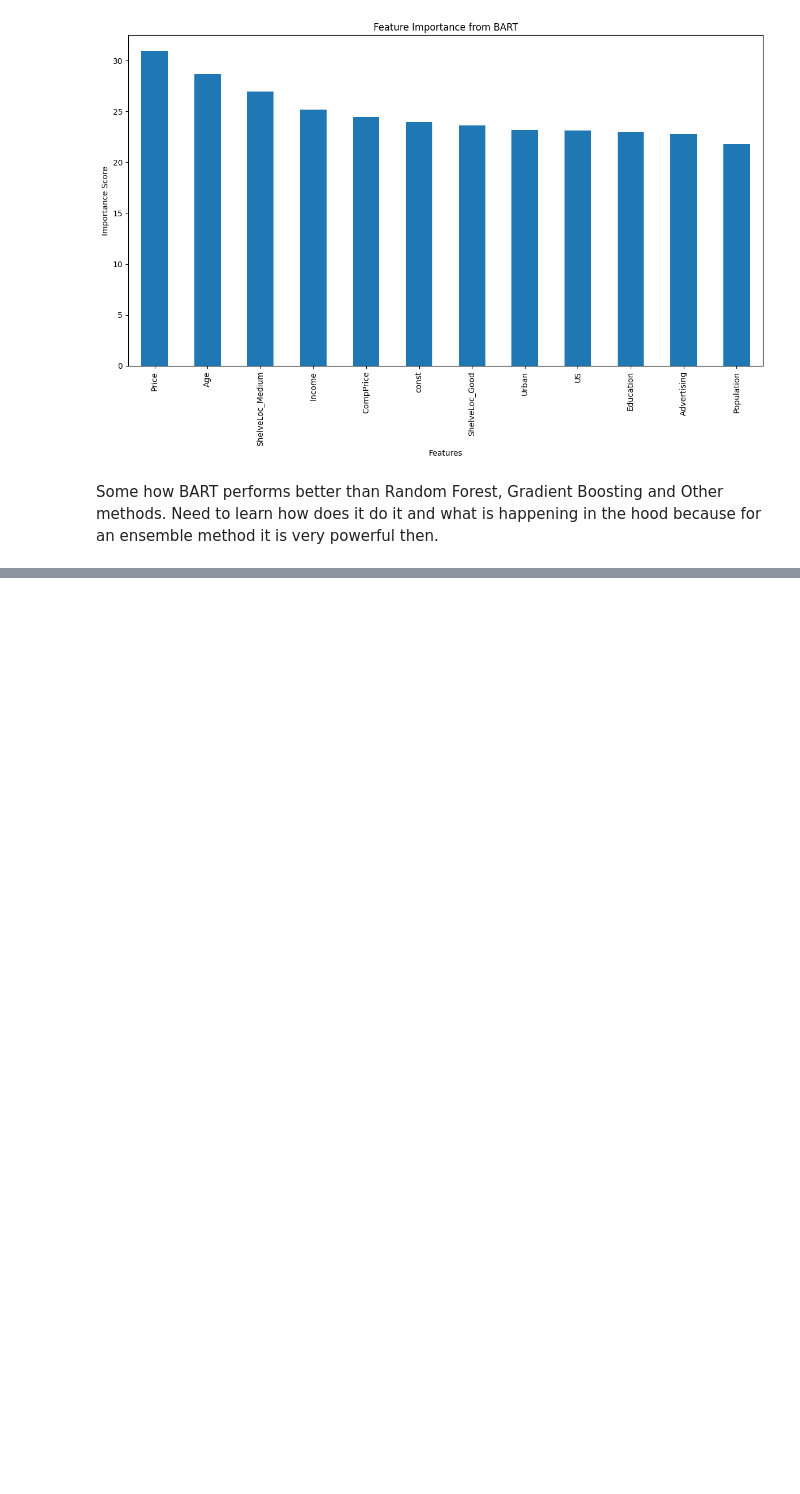
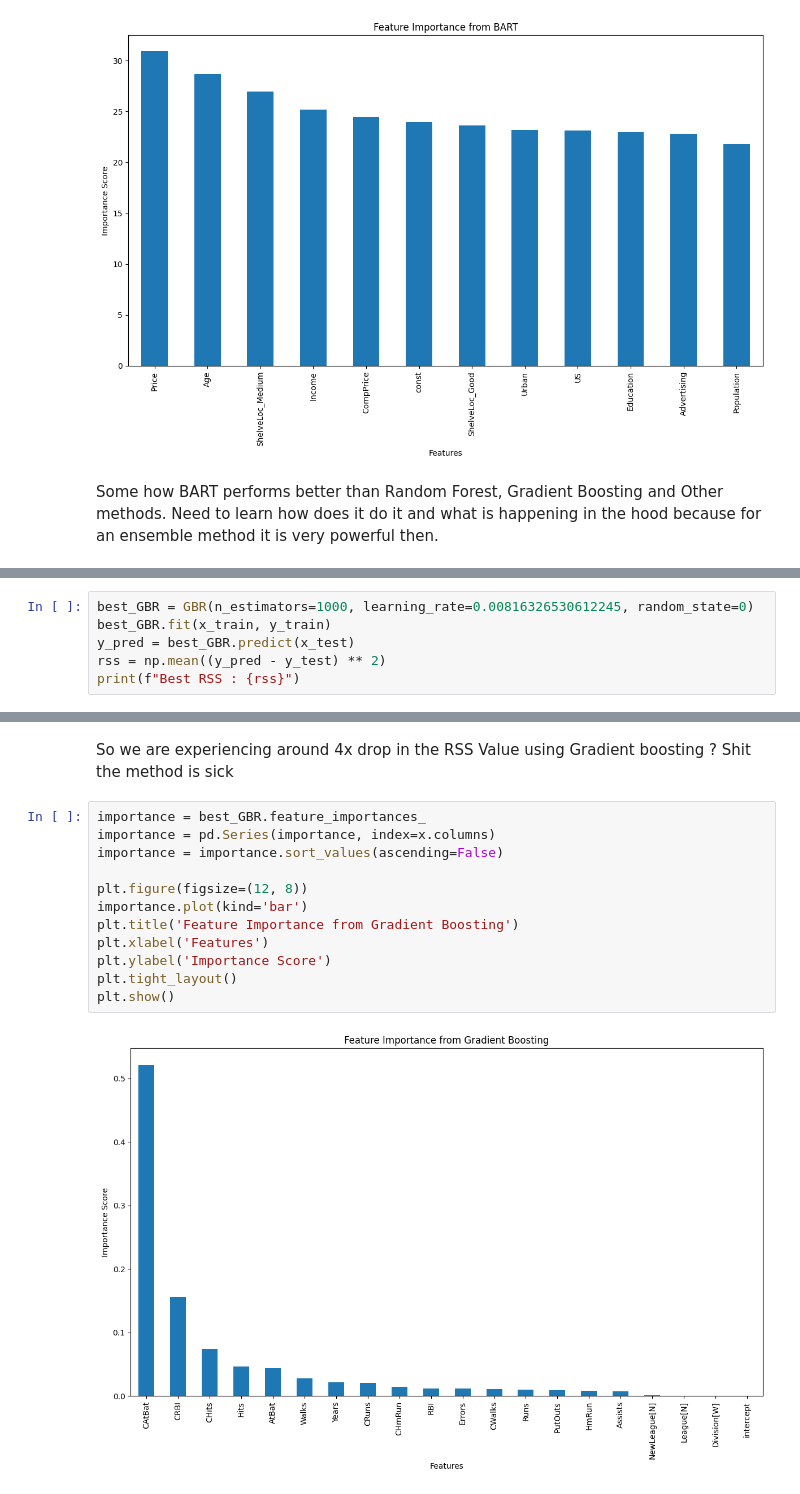
Before and after one commit to kkkamur07/ISL-Learning, a Jupyter notebook: Tree/tree-questions.ipynb, the cells around one changed output, grey strips where cells are left out. Drawn from its saved outputs; the diff is of its cells as text; blank space fills up the shorter version.

```diff
--- a/Tree/tree-questions.ipynb
+++ b/Tree/tree-questions.ipynb
@@ -287,0 +438,6 @@ Some how BART performs better than Random Forest, Gradient Boosting and Other me
+# %%
+best_GBR = GBR(n_estimators=1000, learning_rate=0.00816326530612245, random_state=0)
+best_GBR.fit(x_train, y_train)
+y_pred = best_GBR.predict(x_test)
+rss = np.mean((y_pred - y_test) ** 2)
+print(f"Best RSS : {rss}")
@@ -287,0 +464,16 @@ Some how BART performs better than Random Forest, Gradient Boosting and Other me
+# %% [markdown]
+So we are experiencing around 4x drop in the RSS Value using Gradient boosting ? Shit the method is sick
+# %%
+importance = best_GBR.feature_importances_
+importance = pd.Series(importance, index=x.columns)
+importance = importance.sort_values(ascending=False)
+
+plt.figure(figsize=(12, 8))
+importance.plot(kind='bar')
+plt.title('Feature Importance from Gradient Boosting')
+plt.xlabel('Features')
+plt.ylabel('Importance Score')
+plt.tight_layout()
+plt.show()
+# %% [output]
+[figure, added]
```
Also changed, not shown: parts of 29 cells of this notebook, 1 other file.
